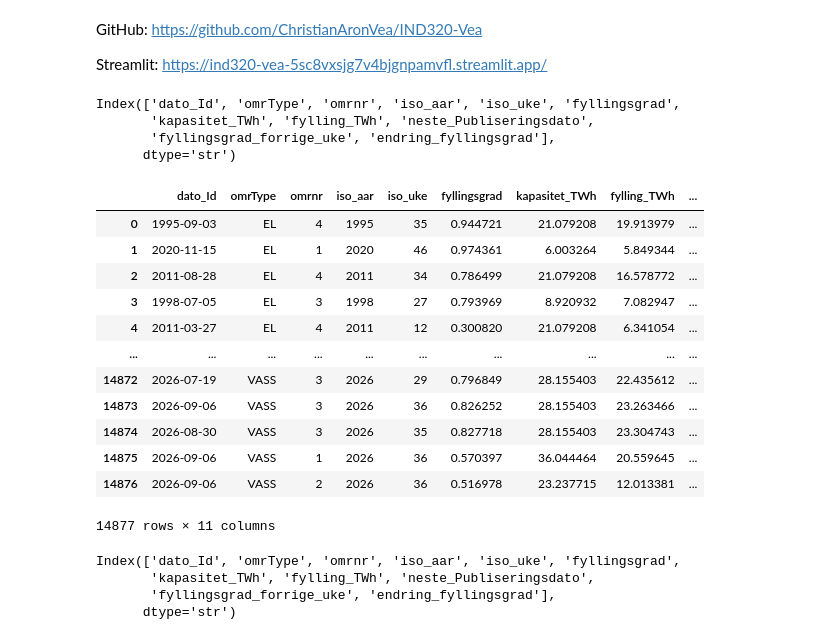
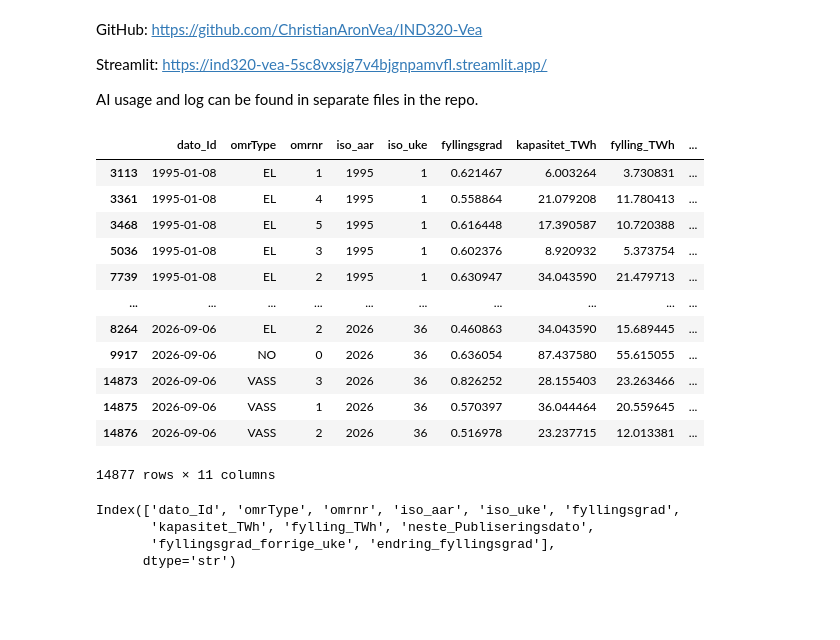
Before and after one commit to ChristianAronVea/IND320-Vea, a Jupyter notebook: project.ipynb, the cells around one changed output. Drawn from its saved outputs; the diff is of its cells as text; code cells hidden in the pictures; blank space fills up the shorter version.

```diff
--- a/project.ipynb
+++ b/project.ipynb
@@ -2,31 +2,25 @@
 GitHub: https://github.com/ChristianAronVea/IND320-Vea
 
 Streamlit: https://ind320-vea-5sc8vxsjg7v4bjgnpamvfl.streamlit.app/
+
+AI usage and log can be found in separate files in the repo.
 # %%
 import pandas as pd
-# %%
-# Show the column names in the dataset
-df.columns
-# %% [output]
-Index(['dato_Id', 'omrType', 'omrnr', 'iso_aar', 'iso_uke', 'fyllingsgrad',
-       'kapasitet_TWh', 'fylling_TWh', 'neste_Publiseringsdato',
-       'fyllingsgrad_forrige_uke', 'endring_fyllingsgrad'],
-      dtype='str')
 # %%
 # Import the dataset
 df = pd.read_csv("../IND320/D2Dbook/data/reservoirs.csv")
-df
+df.sort_values("dato_Id")   # sorting on dato_Id
 # %% [output]
 |  | dato_Id | omrType | omrnr | iso_aar | iso_uke | fyllingsgrad | kapasitet_TWh | fylling_TWh | ... |
-| 0 | 1995-09-03 | EL | 4 | 1995 | 35 | 0.944721 | 21.079208 | 19.913979 | ... |
-| 1 | 2020-11-15 | EL | 1 | 2020 | 46 | 0.974361 | 6.003264 | 5.849344 | ... |
-| 2 | 2011-08-28 | EL | 4 | 2011 | 34 | 0.786499 | 21.079208 | 16.578772 | ... |
-| 3 | 1998-07-05 | EL | 3 | 1998 | 27 | 0.793969 | 8.920932 | 7.082947 | ... |
-| 4 | 2011-03-27 | EL | 4 | 2011 | 12 | 0.300820 | 21.079208 | 6.341054 | ... |
+| 3113 | 1995-01-08 | EL | 1 | 1995 | 1 | 0.621467 | 6.003264 | 3.730831 | ... |
+| 3361 | 1995-01-08 | EL | 4 | 1995 | 1 | 0.558864 | 21.079208 | 11.780413 | ... |
+| 3468 | 1995-01-08 | EL | 5 | 1995 | 1 | 0.616448 | 17.390587 | 10.720388 | ... |
+| 5036 | 1995-01-08 | EL | 3 | 1995 | 1 | 0.602376 | 8.920932 | 5.373754 | ... |
+| 7739 | 1995-01-08 | EL | 2 | 1995 | 1 | 0.630947 | 34.043590 | 21.479713 | ... |
 | ... | ... | ... | ... | ... | ... | ... | ... | ... | ... |
-| 14872 | 2026-07-19 | VASS | 3 | 2026 | 29 | 0.796849 | 28.155403 | 22.435612 | ... |
+| 8264 | 2026-09-06 | EL | 2 | 2026 | 36 | 0.460863 | 34.043590 | 15.689445 | ... |
+| 9917 | 2026-09-06 | NO | 0 | 2026 | 36 | 0.636054 | 87.437580 | 55.615055 | ... |
 | 14873 | 2026-09-06 | VASS | 3 | 2026 | 36 | 0.826252 | 28.155403 | 23.263466 | ... |
-| 14874 | 2026-08-30 | VASS | 3 | 2026 | 35 | 0.827718 | 28.155403 | 23.304743 | ... |
 | 14875 | 2026-09-06 | VASS | 1 | 2026 | 36 | 0.570397 | 36.044464 | 20.559645 | ... |
 | 14876 | 2026-09-06 | VASS | 2 | 2026 | 36 | 0.516978 | 23.237715 | 12.013381 | ... |
 14877 rows × 11 columns
```
Also changed, not shown: 1 other file.
